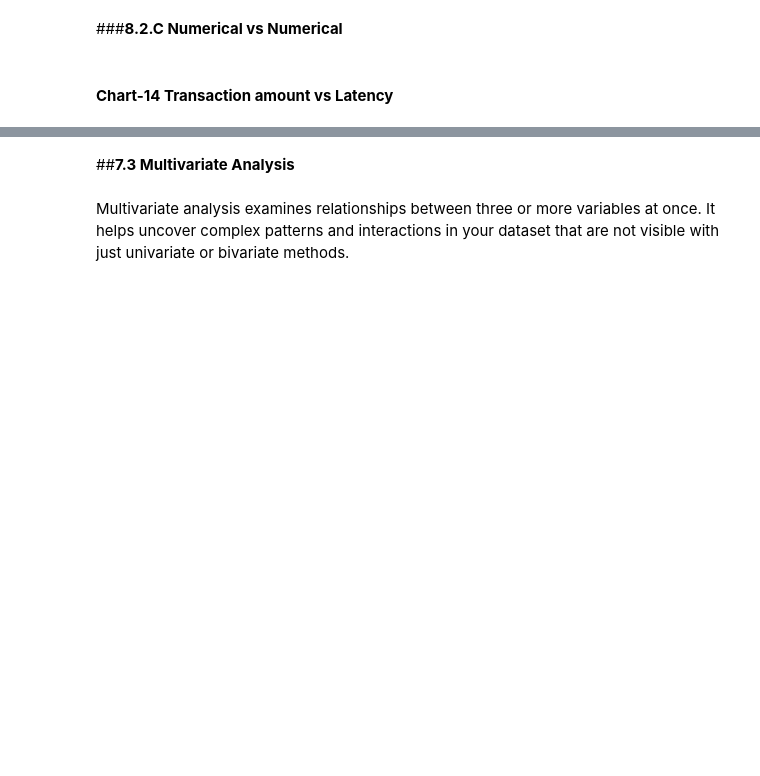
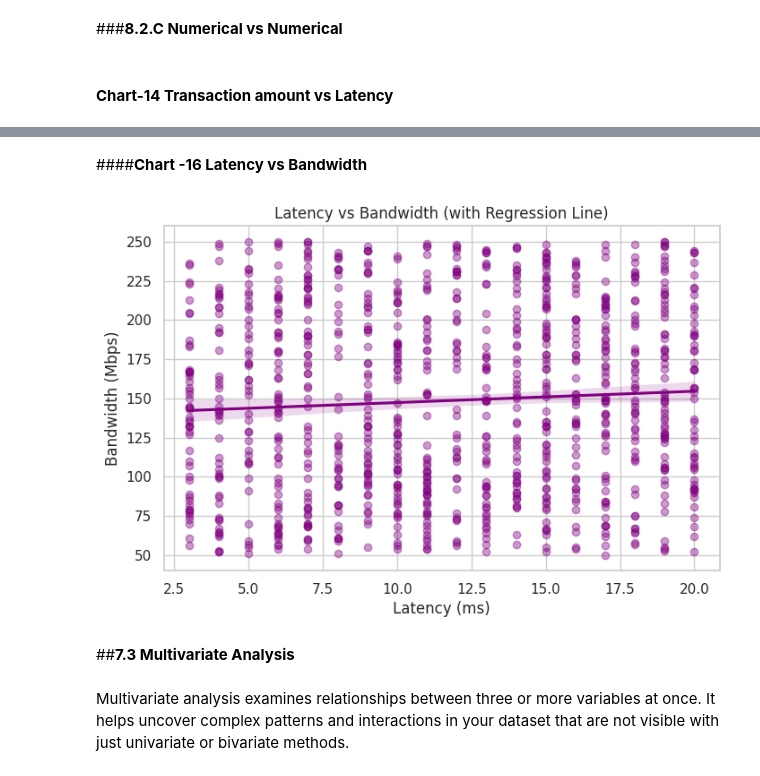
Before and after one commit to Sagarjain93/Operations_transaction_Data, a Jupyter notebook: transaction_data.ipynb, the cells around one changed output, grey strips where cells are left out. Cells and saved outputs as stored; diff of their text form; code cells hidden in the pictures; blank space fills up the shorter version.

```diff
--- a/transaction_data.ipynb
+++ b/transaction_data.ipynb
@@ -1144,3 +1205,14 @@ plt.show()
+# %% [markdown]
+####**Chart -16 Latency vs Bandwidth**
+# %%
+plt.figure(figsize=(8, 5))
+sns.regplot(data=df, x='latencyms', y='bandwidthmbps', scatter_kws={'alpha': 0.4},color='purple')
+plt.title('Latency vs Bandwidth (with Regression Line)')
+plt.xlabel('Latency (ms)')
+plt.ylabel('Bandwidth (Mbps)')
+plt.show()
+# %% [output]
+[figure, added]
 # %% [markdown]
 ##**7.3 Multivariate Analysis**
 # %% [markdown]
```
Also changed, not shown: parts of 15 cells of this notebook.
